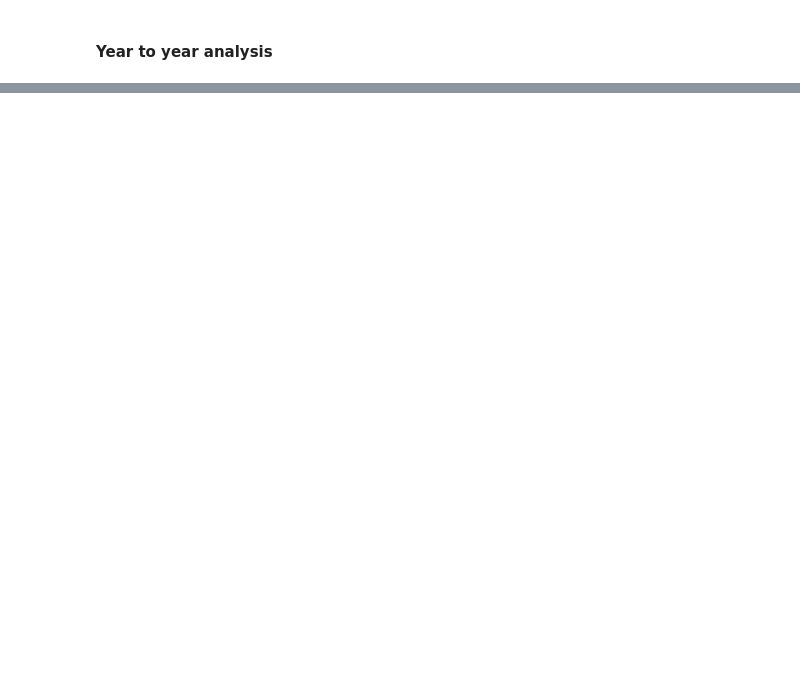
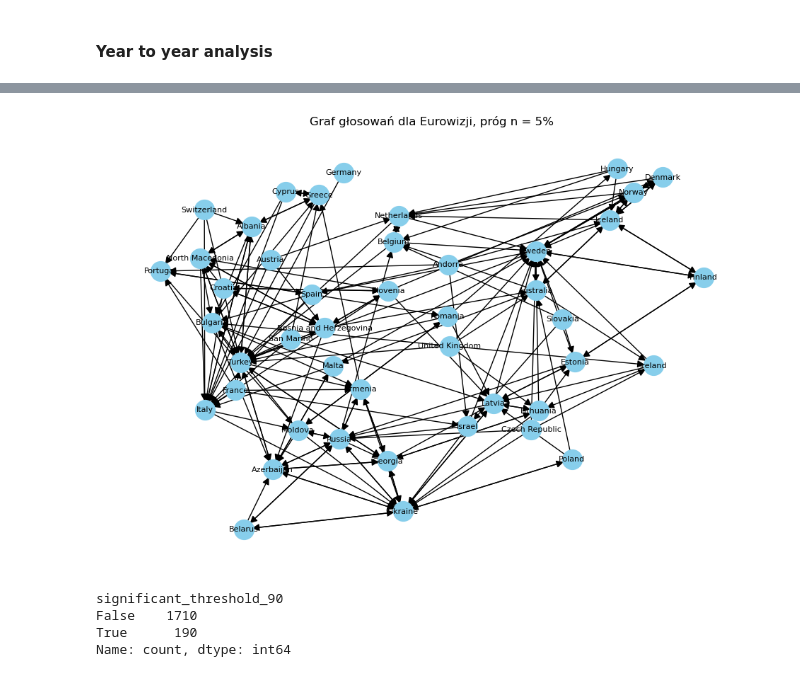
Before and after one commit to RichardStaszkiewicz/WUT-TASS-Eurovision-vs-Minorities, a Jupyter notebook: analyze.ipynb, the cells around one changed output, grey strips where cells are left out. Drawn from its saved outputs; the diff is of its cells as text; code cells hidden in the pictures; blank space fills up the shorter version.

```diff
--- a/analyze.ipynb
+++ b/analyze.ipynb
@@ -132,7 +133,3 @@ avg
 | 1898 | United Kingdom | Ukraine | 0.356676 | 12 |
 | 1899 | United Kingdom | United Kingdom | 0.000000 | 14 |
 1900 rows × 4 columns
-# %%
-avg['standardized'] = avg['promil_sum'] / avg['years_amount']
-avg = avg.drop(columns=['promil_sum', 'years_amount'])
-avg
@@ -604,0 +644,27 @@ similarities_spectral
+# %%
+def vizualize(df, title = "Network of European Countries by voting"):
+    G = nx.DiGraph()
+    "from_country", "to_country", f"significant_threshold_{thr}"
+    for _, row in df.iterrows():
+        G.add_edge(row["from_country"], row["to_country"])
+    pos = nx.spring_layout(G, seed=1001)
+    # edge_labels = nx.get_edge_attributes(G, 'weight')
+    plt.figure(figsize=(12, 8))
+    nx.draw_networkx_nodes(G, pos, node_size=400, node_color='skyblue')
+    nx.draw_networkx_edges(G, pos, arrowstyle='-|>', arrowsize=15)
+    nx.draw_networkx_labels(G, pos, font_size=8, font_color='black')
+    # nx.draw_networkx_edge_labels(G, pos, edge_labels=edge_labels, font_size=10)
+    plt.title(title)
+    plt.axis("off")
+    plt.show()
+# %%
+vizualize(avg[avg['significant_threshold_90']], title="Graf głosowań dla Eurowizji, próg n = 5%")
+# %% [output]
+[figure, added]
+# %%
+avg['significant_threshold_90'].value_counts()
+# %% [output]
+significant_threshold_90
+False    1710
+True      190
+Name: count, dtype: int64
```
Also changed, not shown: parts of 35 cells of this notebook.
